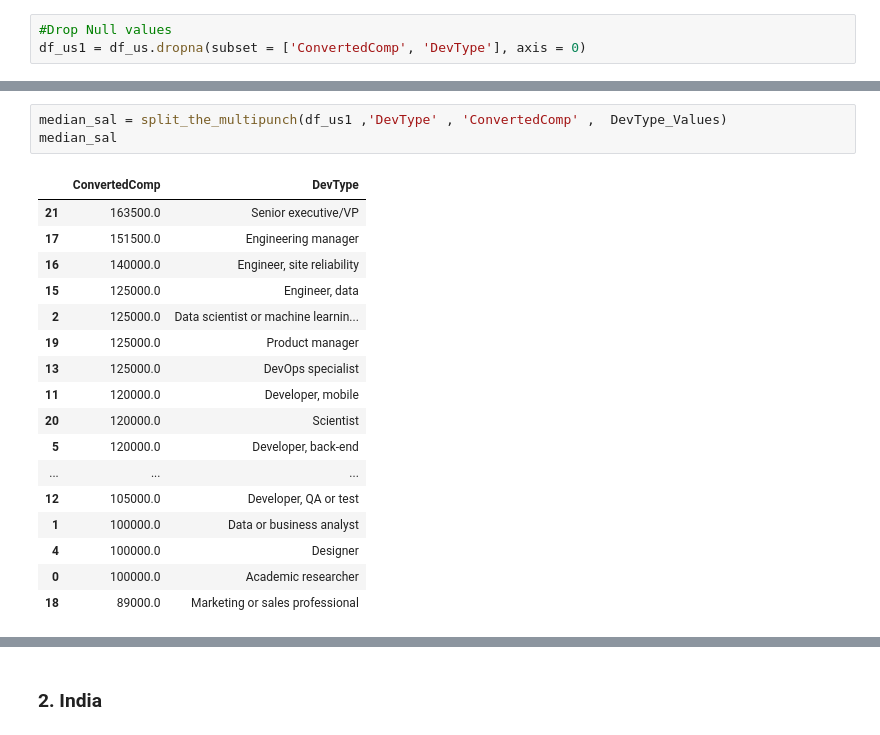
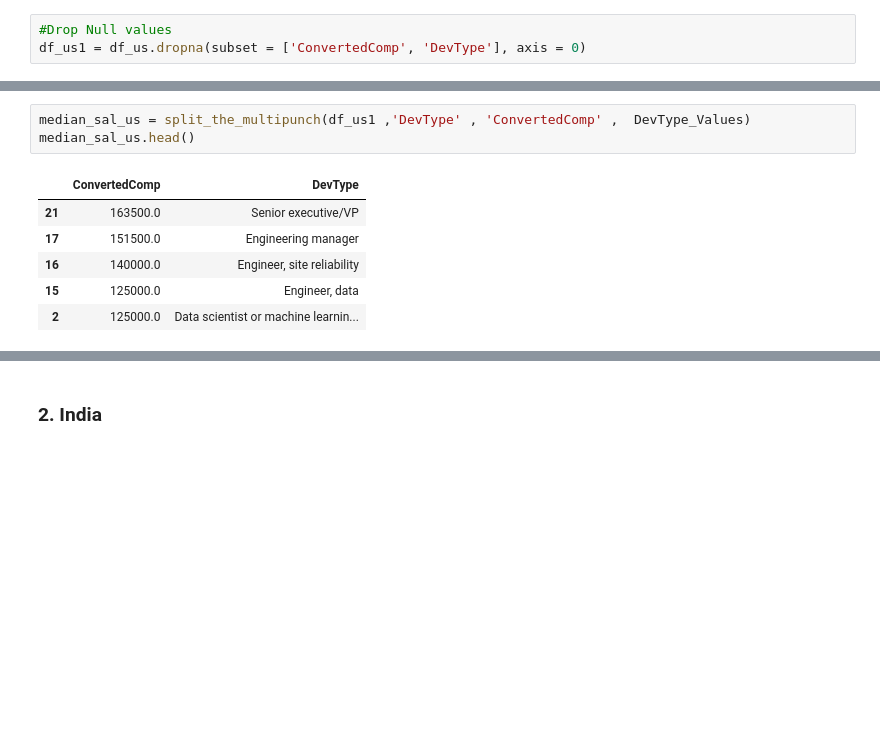
Before and after one commit to Arjunar92/StackOverflow_dev_survey, a Jupyter notebook: StackOverflow_2020_USvsIndia_Final.ipynb, the cells around one changed output, grey strips where cells are left out. Drawn from its saved outputs; the diff is of its cells as text; blank space fills up the shorter version.

```diff
--- a/StackOverflow_2020_USvsIndia_Final.ipynb
+++ b/StackOverflow_2020_USvsIndia_Final.ipynb
@@ -628,24 +604,13 @@ def split_the_multipunch(data_frame, column_name1 , column_name2 , value):
 # %%
-median_sal = split_the_multipunch(df_us1 ,'DevType' , 'ConvertedComp' ,  DevType_Values)
-median_sal
+median_sal_us = split_the_multipunch(df_us1 ,'DevType' , 'ConvertedComp' ,  DevType_Values)
+median_sal_us.head()
 # %% [output]
 |  | ConvertedComp | DevType |
 | 21 | 163500.0 | Senior executive/VP |
 | 17 | 151500.0 | Engineering manager |
 | 16 | 140000.0 | Engineer, site reliability |
 | 15 | 125000.0 | Engineer, data |
 | 2 | 125000.0 | Data scientist or machine learnin... |
-| 19 | 125000.0 | Product manager |
-| 13 | 125000.0 | DevOps specialist |
-| 11 | 120000.0 | Developer, mobile |
-| 20 | 120000.0 | Scientist |
-| 5 | 120000.0 | Developer, back-end |
-| ... | ... | ... |
-| 12 | 105000.0 | Developer, QA or test |
-| 1 | 100000.0 | Data or business analyst |
-| 4 | 100000.0 | Designer |
-| 0 | 100000.0 | Academic researcher |
-| 18 | 89000.0 | Marketing or sales professional |
 # %%
 # Bar Chart to indicate median salary for each DevType
 plt.figure(figsize=[8,8])
```
Also changed, not shown: parts of 7 cells of this notebook.
